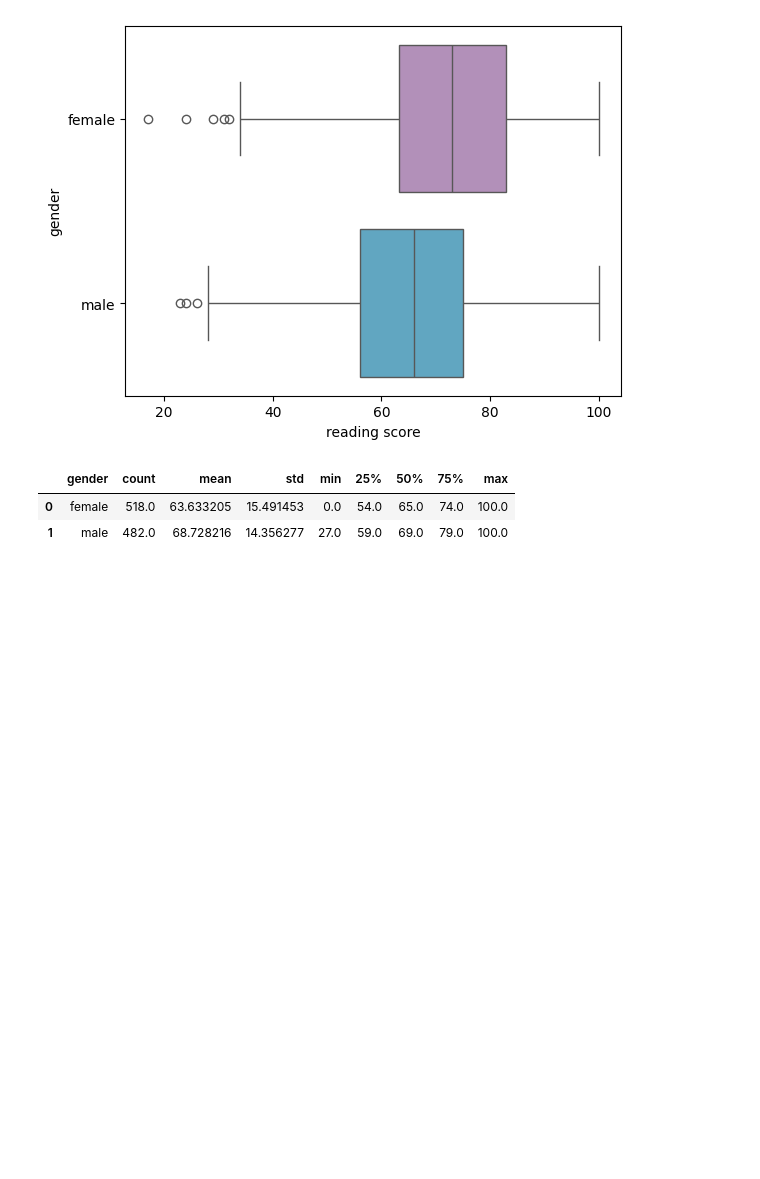
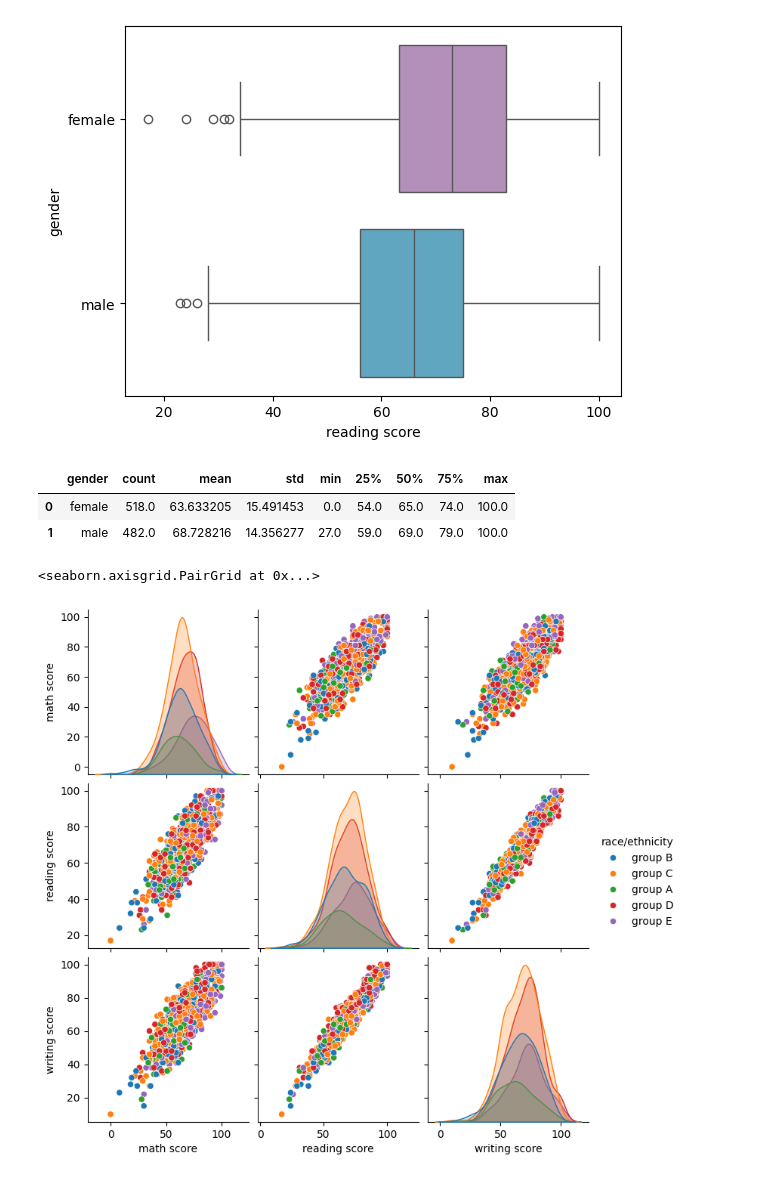
Before and after one commit to VITOR-HUGO94/Analise-de-Dados-Case-Unicornios-, a Jupyter notebook: Case_Education.ipynb, the cells around one changed output. Saved outputs shown, nothing was run; the diff lists cells and outputs as text; code cells hidden in the pictures; blank space fills up the shorter version.

```diff
--- a/Case_Education.ipynb
+++ b/Case_Education.ipynb
@@ -170,3 +170,8 @@ Base_Dados.groupby( by=['gender']).describe()['math score'].reset_index()
 |  | gender | count | mean | std | min | 25% | 50% | 75% | max |
 | 0 | female | 518.0 | 63.633205 | 15.491453 | 0.0 | 54.0 | 65.0 | 74.0 | 100.0 |
 | 1 | male | 482.0 | 68.728216 | 14.356277 | 27.0 | 59.0 | 69.0 | 79.0 | 100.0 |
+# %%
+sns.pairplot(Base_Dados, hue='race/ethnicity')
+# %% [output]
+<seaborn.axisgrid.PairGrid at 0x...>
+[figure, added]
```
Also changed, not shown: parts of 5 cells of this notebook.
